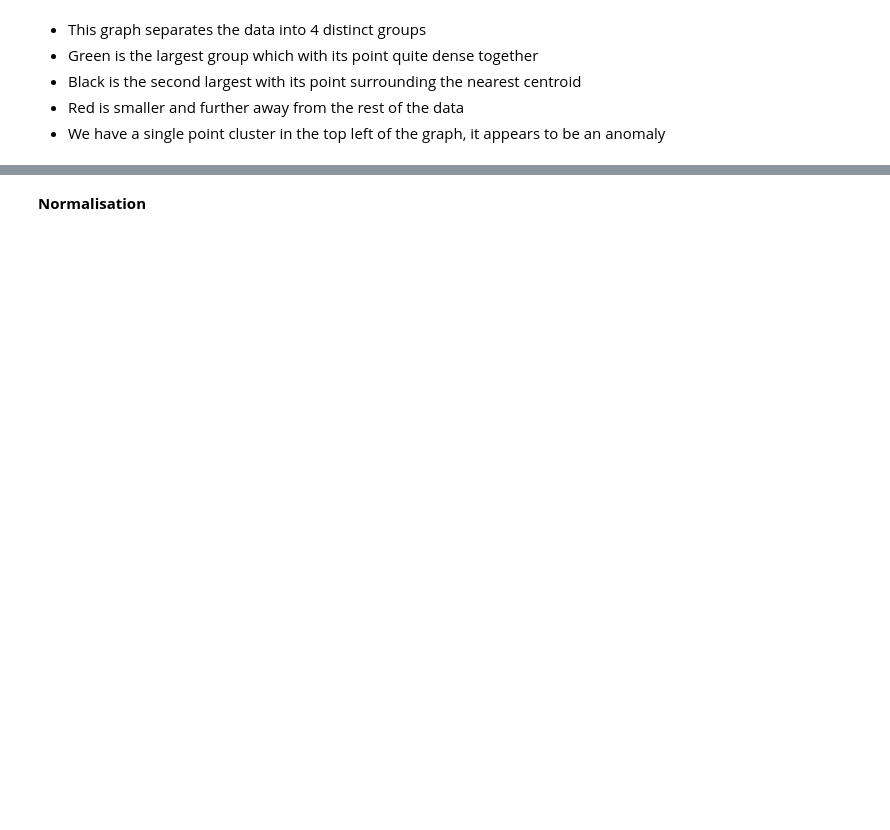
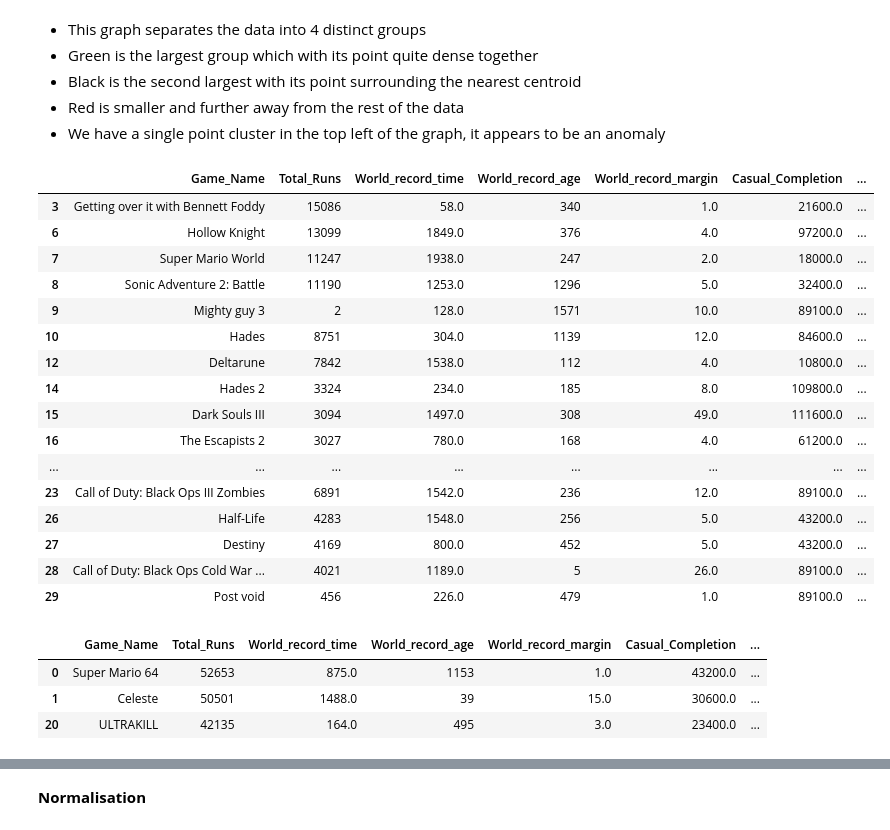
Before and after one commit to Jamie-Lawlor/Road_to_world_record_composite_index, a Jupyter notebook: Road_to_world_record.ipynb, the cells around one changed output, grey strips where cells are left out. Drawn from its saved outputs; the diff is of its cells as text; code cells hidden in the pictures; blank space fills up the shorter version.

Commit message:
:sparkles: Completed documentation
Due to time constraints, completed documentation in one push

```diff
--- a/Road_to_world_record.ipynb
+++ b/Road_to_world_record.ipynb
@@ -341,3 +341,30 @@ plt.scatter(km.cluster_centers_[:,0], km.cluster_centers_[:,1], color='purple',
 - Black is the second largest with its point surrounding the nearest centroid
 - Red is smaller and further away from the rest of the data
 - We have a single point cluster in the top left of the graph, it appears to be an anomaly
+# %%
+df0.head(20)
+# %% [output]
+|  | Game_Name | Total_Runs | World_record_time | World_record_age | World_record_margin | Casual_Completion | ... |
+| 3 | Getting over it with Bennett Foddy | 15086 | 58.0 | 340 | 1.0 | 21600.0 | ... |
+| 6 | Hollow Knight | 13099 | 1849.0 | 376 | 4.0 | 97200.0 | ... |
+| 7 | Super Mario World | 11247 | 1938.0 | 247 | 2.0 | 18000.0 | ... |
+| 8 | Sonic Adventure 2: Battle | 11190 | 1253.0 | 1296 | 5.0 | 32400.0 | ... |
+| 9 | Mighty guy 3 | 2 | 128.0 | 1571 | 10.0 | 89100.0 | ... |
+| 10 | Hades | 8751 | 304.0 | 1139 | 12.0 | 84600.0 | ... |
+| 12 | Deltarune | 7842 | 1538.0 | 112 | 4.0 | 10800.0 | ... |
+| 14 | Hades 2 | 3324 | 234.0 | 185 | 8.0 | 109800.0 | ... |
+| 15 | Dark Souls III | 3094 | 1497.0 | 308 | 49.0 | 111600.0 | ... |
+| 16 | The Escapists 2 | 3027 | 780.0 | 168 | 4.0 | 61200.0 | ... |
+| ... | ... | ... | ... | ... | ... | ... | ... |
+| 23 | Call of Duty: Black Ops III Zombies | 6891 | 1542.0 | 236 | 12.0 | 89100.0 | ... |
+| 26 | Half-Life | 4283 | 1548.0 | 256 | 5.0 | 43200.0 | ... |
+| 27 | Destiny | 4169 | 800.0 | 452 | 5.0 | 43200.0 | ... |
+| 28 | Call of Duty: Black Ops Cold War ... | 4021 | 1189.0 | 5 | 26.0 | 89100.0 | ... |
+| 29 | Post void | 456 | 226.0 | 479 | 1.0 | 89100.0 | ... |
+# %%
+df1.head(20)
+# %% [output]
+|  | Game_Name | Total_Runs | World_record_time | World_record_age | World_record_margin | Casual_Completion | ... |
+| 0 | Super Mario 64 | 52653 | 875.0 | 1153 | 1.0 | 43200.0 | ... |
+| 1 | Celeste | 50501 | 1488.0 | 39 | 15.0 | 30600.0 | ... |
+| 20 | ULTRAKILL | 42135 | 164.0 | 495 | 3.0 | 23400.0 | ... |
```
Also changed, not shown: parts of 13 cells of this notebook, 1 other file.
